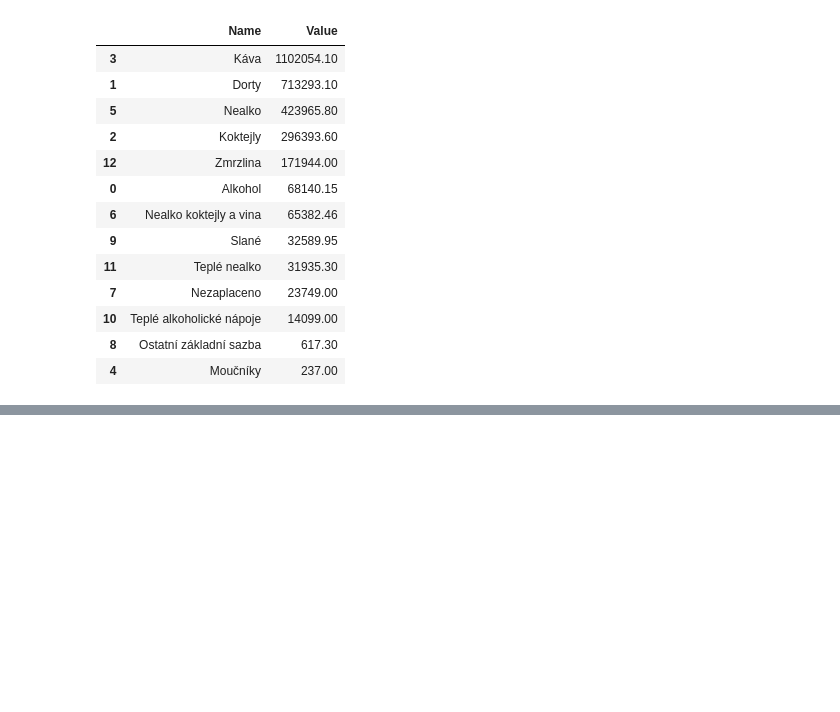
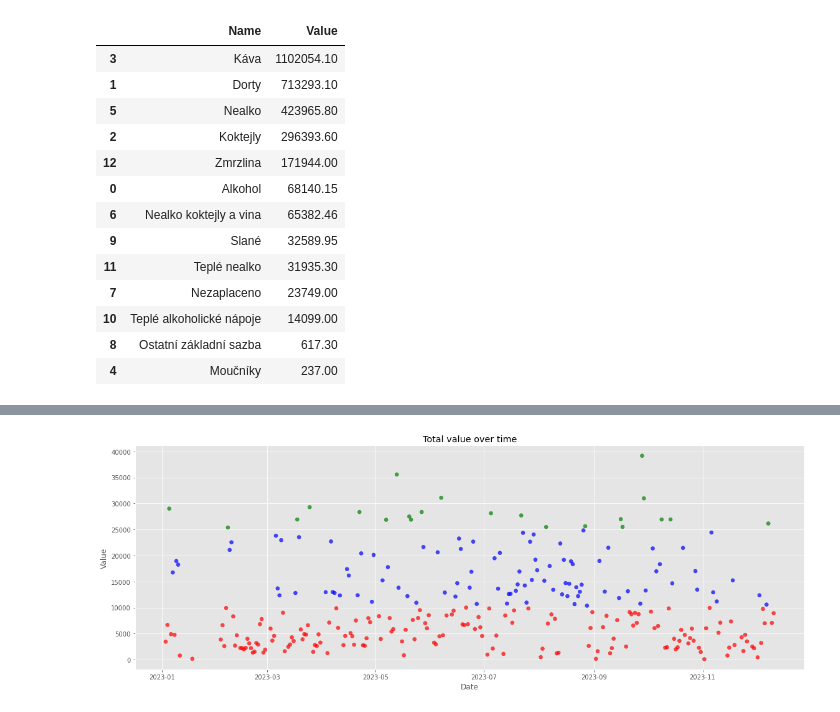
Before and after one commit to AdamLazil/Coffee_house_data, a Jupyter notebook: quickOverview.ipynb, the cells around one changed output, grey strips where cells are left out. Drawn from its saved outputs; the diff is of its cells as text; code cells hidden in the pictures; blank space fills up the shorter version.

```diff
--- a/quickOverview.ipynb
+++ b/quickOverview.ipynb
@@ -71,0 +78,14 @@ plt.show()
+# %%
+colors = daily_grouped['Value'].apply(lambda x: 'green' if x >= 25000 else 'red' if x < 10000 else 'blue' )
+
+
+plt.figure(figsize = (16,6))
+plt.scatter(daily_grouped['Date'], daily_grouped['Value'], c=colors,alpha =0.7)
+plt.title('Total value over time')
+plt.xlabel('Date')
+plt.ylabel('Value')
+plt.tight_layout()
+plt.style.use('ggplot')
+plt.show()
+# %% [output]
+[figure, added]
```
Also changed, not shown: parts of 4 cells of this notebook.
